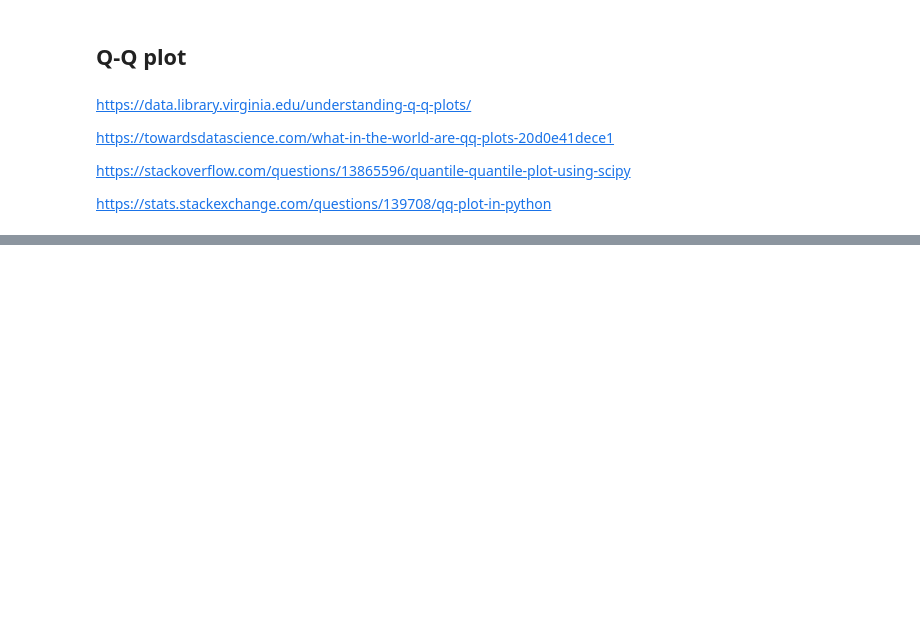
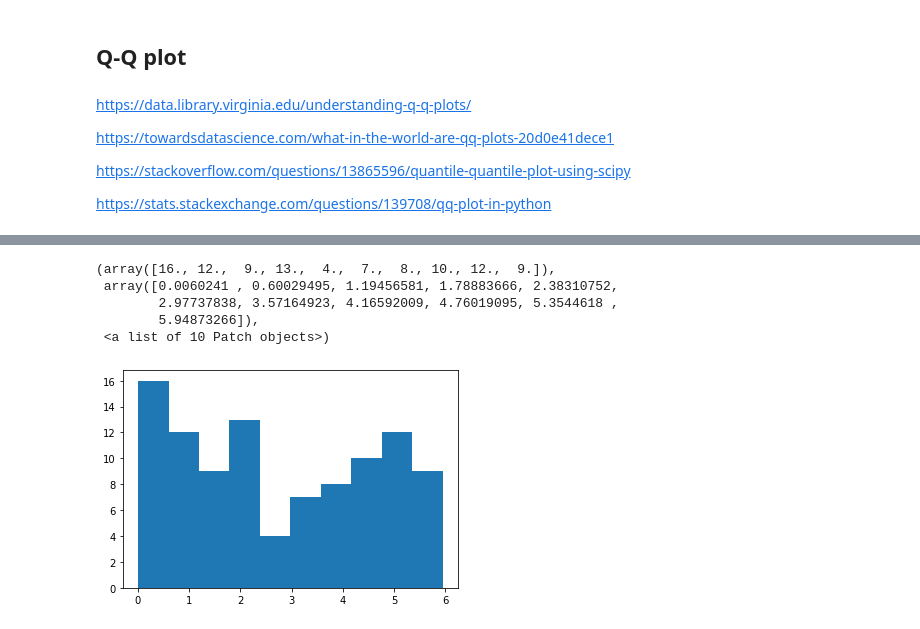
Before and after one commit to Adibank/DPDM, a Jupyter notebook: Data102.ipynb, the cells around one changed output, grey strips where cells are left out. Cells and saved outputs as stored; diff of their text form; code cells hidden in the pictures; blank space fills up the shorter version.

```diff
--- a/Data102.ipynb
+++ b/Data102.ipynb
@@ -345,0 +360,11 @@ Text(0.5, 1.0, 'Normal Q-Q plot')
+# %%
+s_uni = np.random.uniform(0,6,100)
+# %%
+plt.hist(s_uni)
+# %% [output]
+(array([16., 12.,  9., 13.,  4.,  7.,  8., 10., 12.,  9.]),
+ array([0.0060241 , 0.60029495, 1.19456581, 1.78883666, 2.38310752,
+        2.97737838, 3.57164923, 4.16592009, 4.76019095, 5.3544618 ,
+        5.94873266]),
+ <a list of 10 Patch objects>)
+[figure, added]
```
Also changed, not shown: parts of 28 cells of this notebook.
